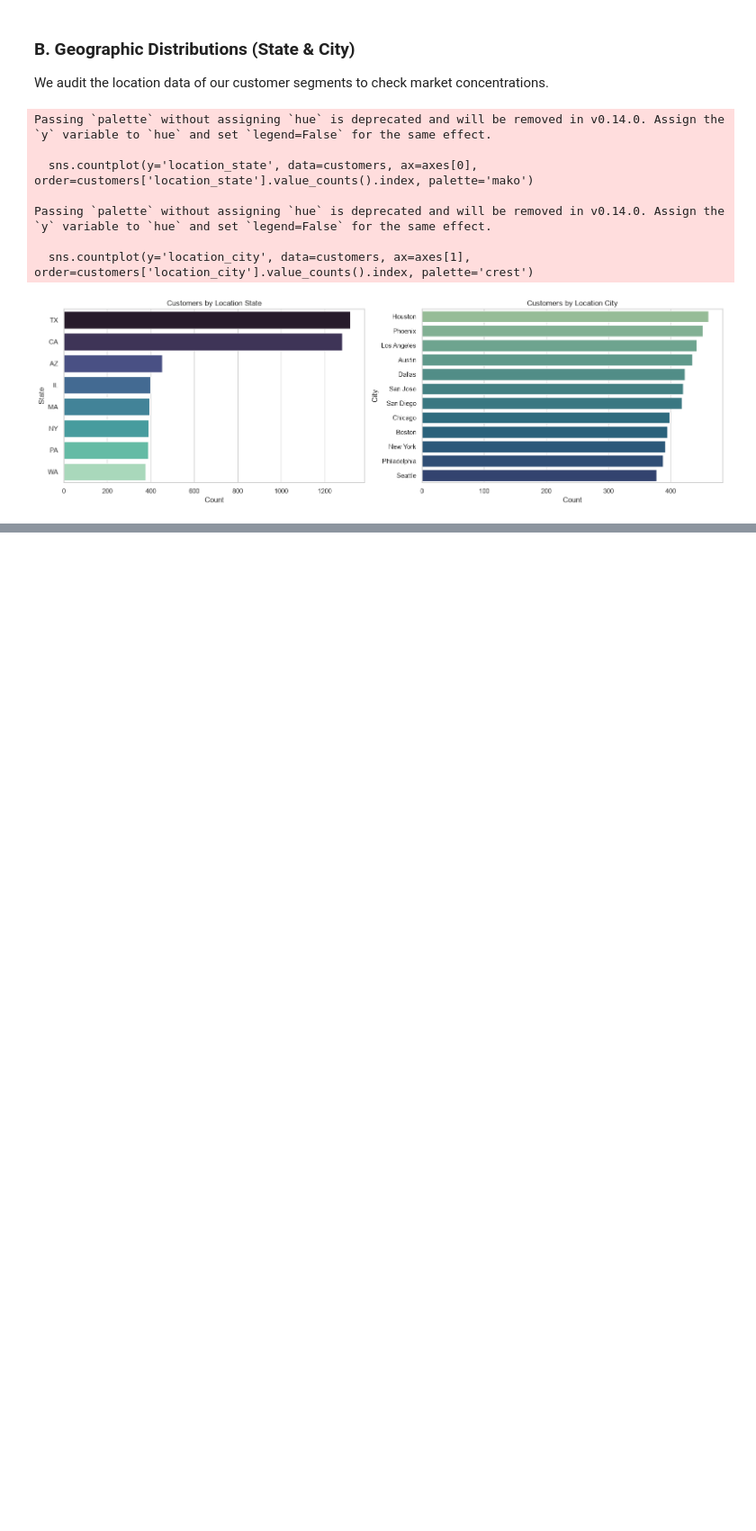
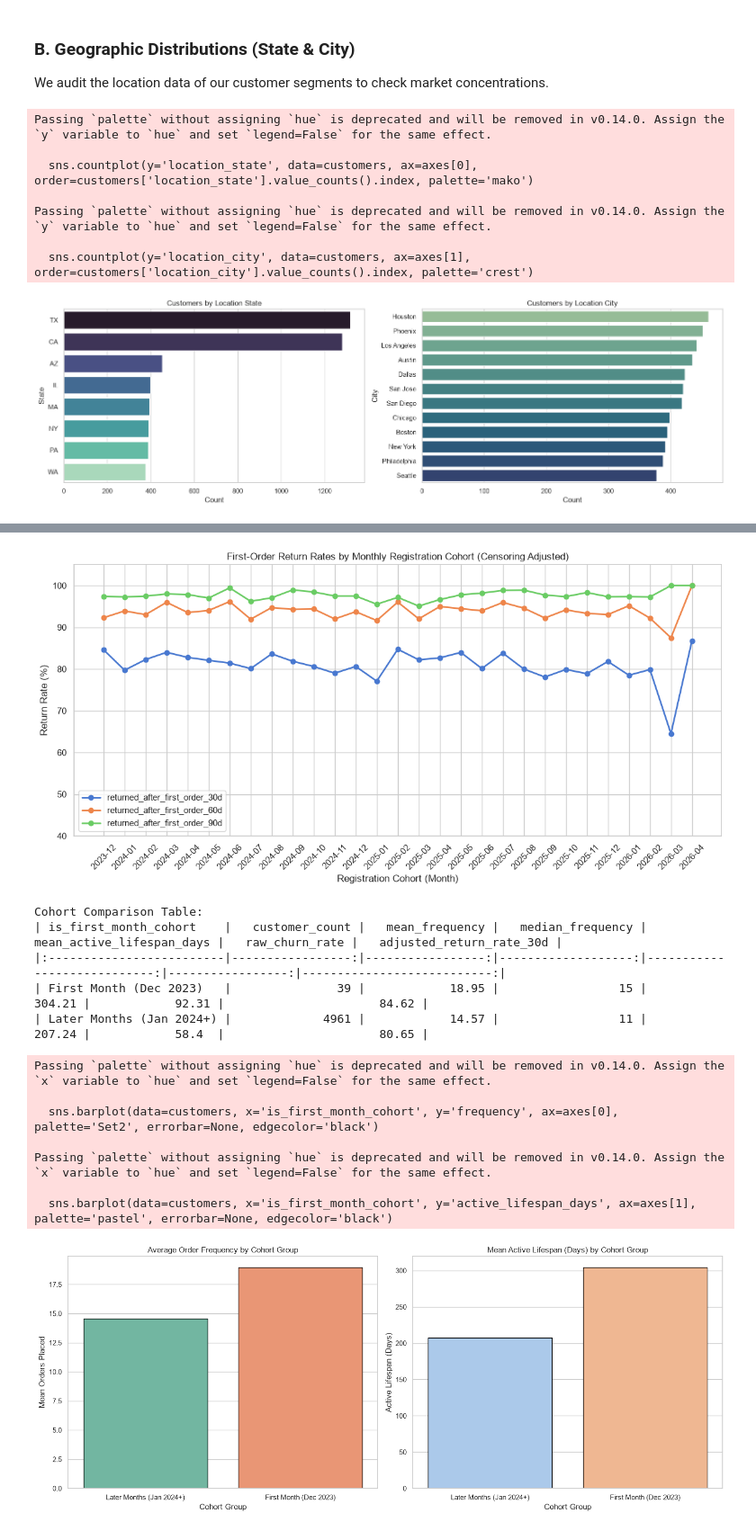
Before and after one commit to arminsalmasi/AI-Assisted-EDA-tempelate, a Jupyter notebook: notebooks/01_univariate_analysis.ipynb, the cells around one changed output, grey strips where cells are left out. Shown at 90% size. Saved outputs shown, nothing was run; the diff lists cells and outputs as text; code cells hidden in the pictures; blank space fills up the shorter version.

```diff
--- a/notebooks/01_univariate_analysis.ipynb
+++ b/notebooks/01_univariate_analysis.ipynb
@@ -251,3 +267,69 @@ Passing `palette` without assigning `hue` is deprecated and will be removed in v
+# %%
+# Define registration cohorts (month-level)
+customers['registration_month'] = customers['registration_date'].dt.to_period('M')
+
+# 1. Plot return rates across cohorts over time (adjusted for censoring)
+cohort_return_rates = customers.groupby('registration_month', observed=False)[['returned_after_first_order_30d', 'returned_after_first_order_60d', 'returned_after_first_order_90d']].mean() * 100
+cohort_return_rates.index = cohort_return_rates.index.astype(str)
+
+fig, ax = plt.subplots(figsize=(12, 6))
+cohort_return_rates.plot(kind='line', marker='o', ax=ax, linewidth=2)
+ax.set_title('First-Order Return Rates by Monthly Registration Cohort (Censoring Adjusted)')
+ax.set_xlabel('Registration Cohort (Month)')
+ax.set_ylabel('Return Rate (%)')
+ax.set_ylim(40, 105)
+plt.xticks(range(len(cohort_return_rates.index)), cohort_return_rates.index, rotation=45)
+plt.tight_layout()
+plt.savefig('../report/figures/univariate_cohort_return_rates.png', dpi=300)
+plt.show()
+
+# 2. Compare First-Month Cohort (Dec 2023) vs Later-Month Cohorts (Jan 2024 and later)
+customers['is_first_month_cohort'] = (customers['registration_date'] < '2024-01-01').map({True: 'First Month (Dec 2023)', False: 'Later Months (Jan 2024+)'})
+
+cohort_comp = customers.groupby('is_first_month_cohort').agg(
+    customer_count=('user_id', 'count'),
+    mean_frequency=('frequency', 'mean'),
+    median_frequency=('frequency', 'median'),
+    mean_active_lifespan_days=('active_lifespan_days', 'mean'),
+    raw_churn_rate=('is_churned', 'mean'),
+    adjusted_return_rate_30d=('returned_after_first_order_30d', 'mean')
+)
+cohort_comp['raw_churn_rate'] *= 100
+cohort_comp['adjusted_return_rate_30d'] *= 100
+
+print("Cohort Comparison Table:")
+print(cohort_comp.round(2).to_markdown())
+
+# Plot comparison
+fig, axes = plt.subplots(1, 2, figsize=(15, 6))
+sns.barplot(data=customers, x='is_first_month_cohort', y='frequency', ax=axes[0], palette='Set2', errorbar=None, edgecolor='black')
+axes[0].set_title('Average Order Frequency by Cohort Group')
+axes[0].set_xlabel('Cohort Group')
+axes[0].set_ylabel('Mean Orders Placed')
+
+sns.barplot(data=customers, x='is_first_month_cohort', y='active_lifespan_days', ax=axes[1], palette='pastel', errorbar=None, edgecolor='black')
+axes[1].set_title('Mean Active Lifespan (Days) by Cohort Group')
+axes[1].set_xlabel('Cohort Group')
+axes[1].set_ylabel('Active Lifespan (Days)')
+
+plt.tight_layout()
+plt.savefig('../report/figures/univariate_cohort_comparison.png', dpi=300)
+plt.show()
+# %% [output]
+[figure, added]
+Cohort Comparison Table:
+| is_first_month_cohort    |   customer_count |   mean_frequency |   median_frequency |   mean_active_lifespan_days |   raw_churn_rate |   adjusted_return_rate_30d |
+|:-------------------------|-----------------:|-----------------:|-------------------:|----------------------------:|-----------------:|---------------------------:|
+| First Month (Dec 2023)   |               39 |            18.95 |                 15 |                      304.21 |            92.31 |                      84.62 |
+| Later Months (Jan 2024+) |             4961 |            14.57 |                 11 |                      207.24 |            58.4  |                      80.65 |
+Passing `palette` without assigning `hue` is deprecated and will be removed in v0.14.0. Assign the `x` variable to `hue` and set `legend=False` for the same effect.
+
+  sns.barplot(data=customers, x='is_first_month_cohort', y='frequency', ax=axes[0], palette='Set2', errorbar=None, edgecolor='black')
+
+Passing `palette` without assigning `hue` is deprecated and will be removed in v0.14.0. Assign the `x` variable to `hue` and set `legend=False` for the same effect.
+
+  sns.barplot(data=customers, x='is_first_month_cohort', y='active_lifespan_days', ax=axes[1], palette='pastel', errorbar=None, edgecolor='black')
+[figure, added]
 # %% [markdown]
 ## Summary of Key Univariate Findings
 
```
Also changed, not shown: parts of 3 cells of this notebook, 23 other files.
